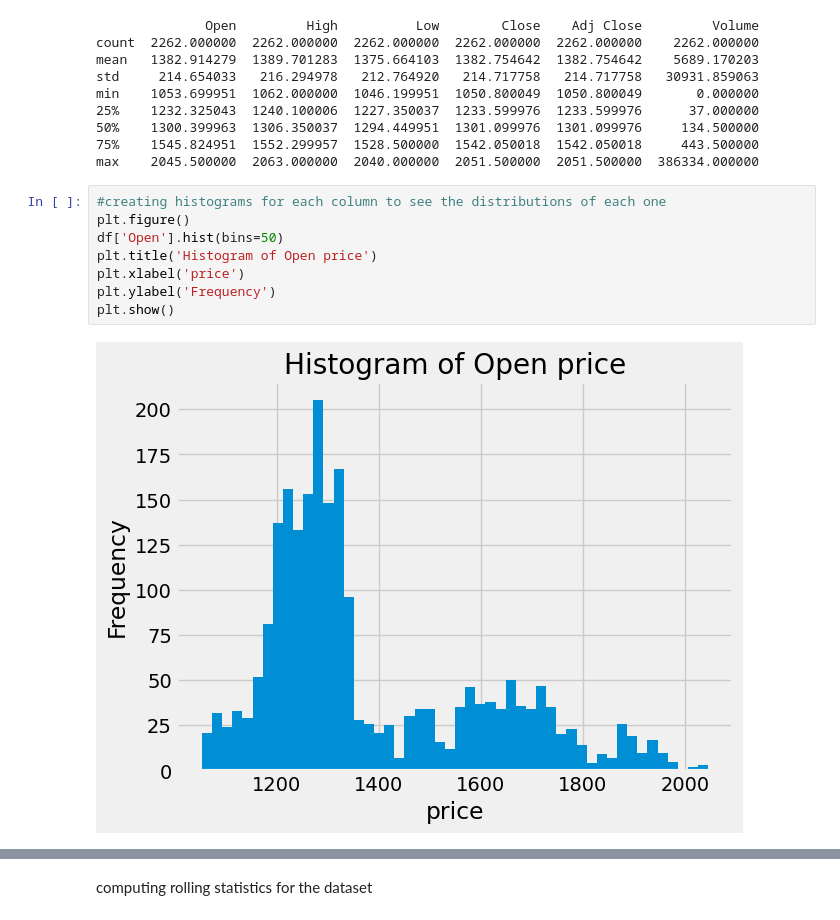
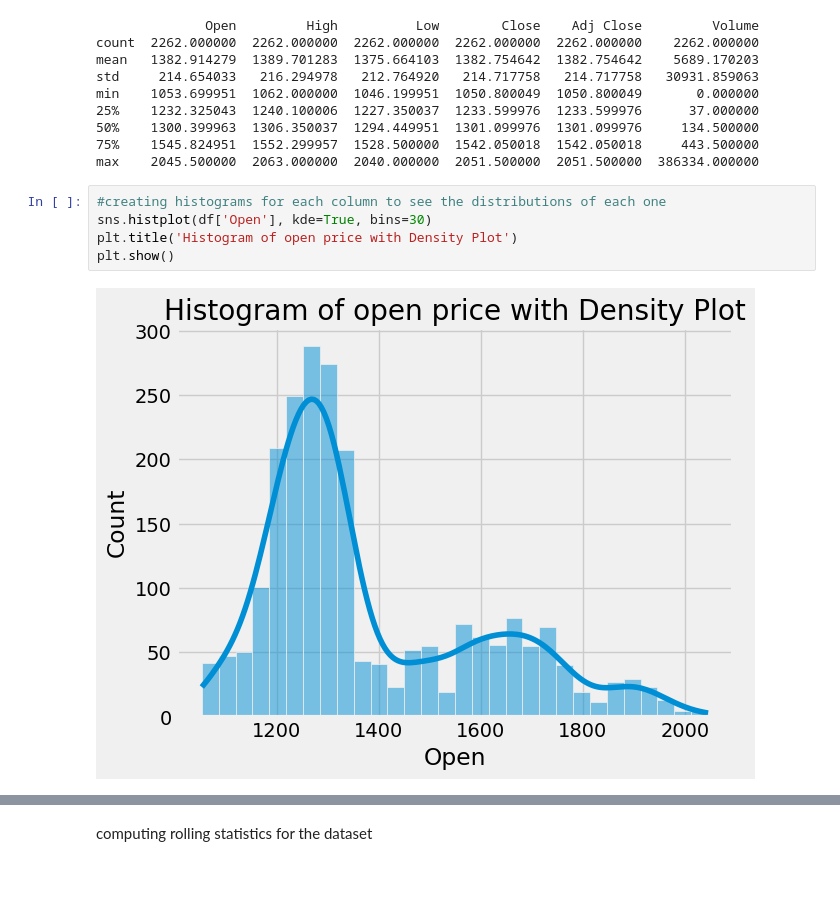
Before and after one commit to yazim1/Final-year-project, a Jupyter notebook: Copy_of_Untitled5.ipynb, the cells around one changed output, grey strips where cells are left out. Saved outputs shown, nothing was run; the diff lists cells and outputs as text; blank space fills up the shorter version.

```diff
--- a/Copy_of_Untitled5.ipynb
+++ b/Copy_of_Untitled5.ipynb
@@ -142,12 +142,9 @@ min    1053.699951  1062.000000  1046.199951  1050.800049  1050.800049       0.0
 max    2045.500000  2063.000000  2040.000000  2051.500000  2051.500000  386334.000000
 # %%
 #creating histograms for each column to see the distributions of each one
-plt.figure()
-df['Open'].hist(bins=50)
-plt.title('Histogram of Open price')
-plt.xlabel('price')
-plt.ylabel('Frequency')
+sns.histplot(df['Open'], kde=True, bins=30)
+plt.title('Histogram of open price with Density Plot')
 plt.show()
 # %% [output]
-[figure, old version]
+[figure, new version]
 # %%
```
Also changed, not shown: parts of 6 cells of this notebook.
